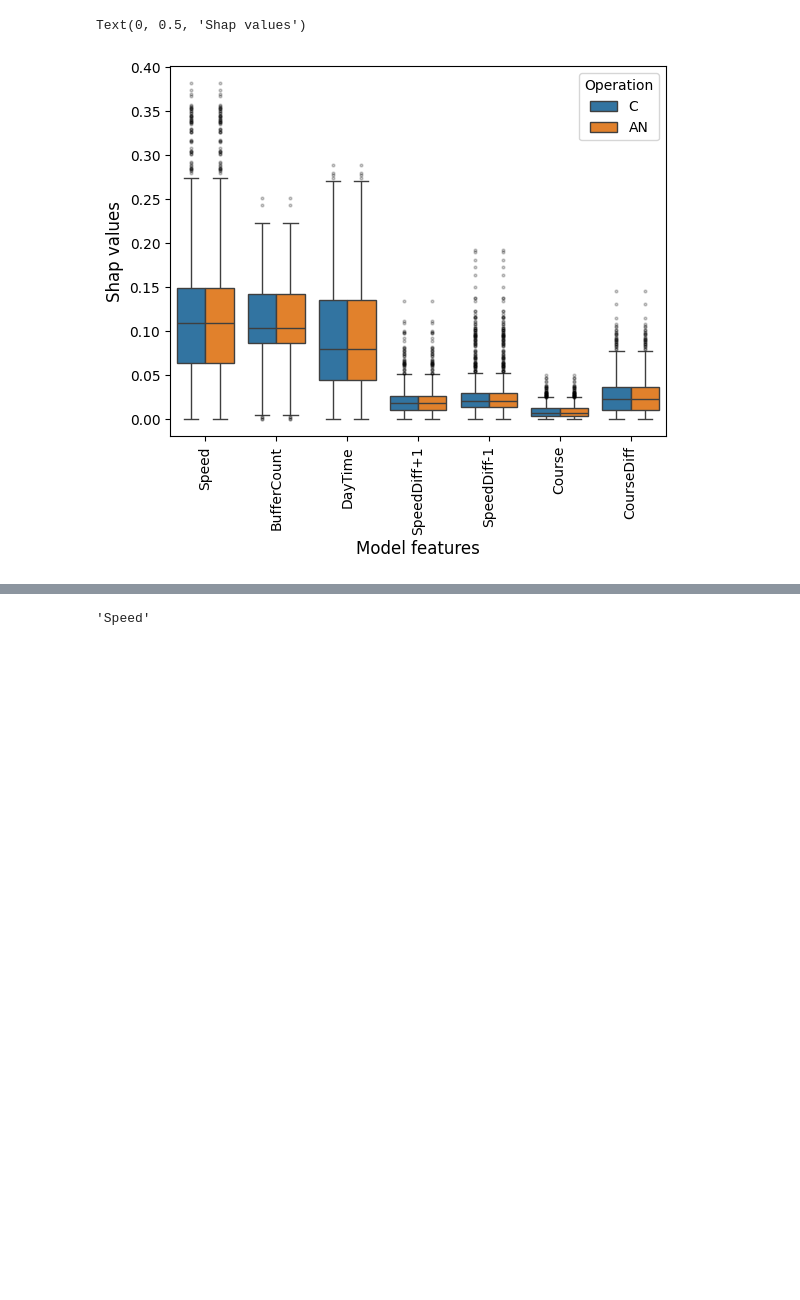
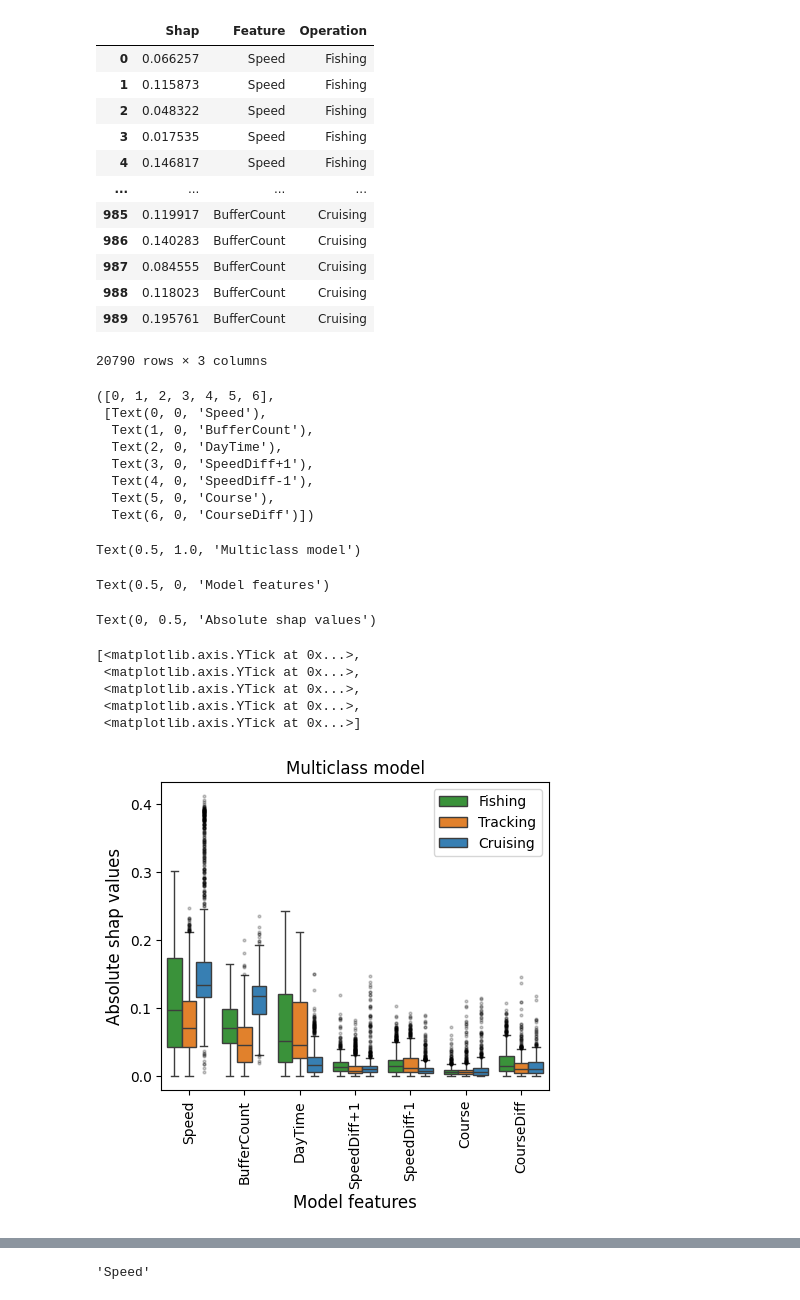
Before and after one commit to JSalaCoro/PurseSeine_RandomForest, a Jupyter notebook: 2_shapValues.ipynb, the cells around one changed output, grey strips where cells are left out. Cells and saved outputs as stored; diff of their text form; code cells hidden in the pictures; blank space fills up the shorter version.

Commit message:
plots

```diff
--- a/2_shapValues.ipynb
+++ b/2_shapValues.ipynb
@@ -10,7 +10,7 @@ InteractiveShell.ast_node_interactivity = "all"
 
 #CHOOSE THE MODEL EVALUATED
 modelRunning = 'binaryModel'
-#modelRunning = 'multiClassModel'
+modelRunning = 'multiClassModel'
 
 #1. Get fitted model
 MLmodel = joblib.load('results/' + modelRunning + '/fittedModel_' + modelRunning +'.pkl')
@@ -32,8 +32,12 @@ if modelRunning == 'multiClassModel':
                 columns=shap_values.feature_names)
     shap2df = pd.DataFrame(data=np.abs(shap_values.values[:,:,2]),
                 columns=shap_values.feature_names)
-    shapDfDict = {'C':shap1df,'A':shap0df,  'N':shap2df}
-    hue_order_plot = ['C', 'A', 'N'] #I define this variable here to reduce code afterwards
+    len(shap2df)
+    shap2df
+    shapDfDict = {'Fishing':shap1df,'Tracking':shap0df,  'Cruising':shap2df}
+    hue_order_plot = ['Fishing', 'Tracking', 'Cruising'] #I define this variable here to reduce code afterwards
+    colorDict = {'Cruising':'#2283C8', 'Tracking':'#ff7f0e', 'Fishing':'#2ca02c'}
+    title = 'Multiclass model'
 
 
 if modelRunning == 'binaryModel':
@@ -41,8 +45,10 @@ if modelRunning == 'binaryModel':
                 columns=shap_values.feature_names)
     shap1df = pd.DataFrame(data=np.abs(shap_values.values[:,:,1]),
                 columns=shap_values.feature_names)
-    shapDfDict = {'AN':shap0df, 'C':shap1df}
-    hue_order_plot = ['C', 'AN'] #I define this variable here to reduce code afterwards
+    shapDfDict = {'Tracking-Cruising':shap0df, 'Fishing':shap1df}
+    hue_order_plot = ['Fishing', 'Tracking-Cruising'] #I define this variable here to reduce code afterwards
+    colorDict = {'Fishing':'#2ca02c', 'Tracking-Cruising':'#C82937'}
+    title = 'Binary model'
 
 transposedShap = {}
 for shapDf in shapDfDict:
@@ -57,16 +63,21 @@ for shapDf in shapDfDict:
         df_dict[feature] = df
     transposedShap[shapDf] = pd.concat(df_dict.values())
 shapFinalDF = pd.concat(transposedShap.values())
-
+shapFinalDF
 #4. Boxplot
+fig, ax = plt.subplots(figsize=(5, 4))
 ax = sns.boxplot(data=shapFinalDF, x='Feature', y='Shap', hue='Operation',
             order=['Speed', 'BufferCount', 'DayTime', 'SpeedDiff+1', 'SpeedDiff-1',
                     'Course', 'CourseDiff'],
             hue_order=hue_order_plot,
+            palette = colorDict,
             flierprops = dict(markersize=2, alpha=0.2, markerfacecolor='black', markeredgecolor=None)
             )
 plt.xticks(rotation=90)
+plt.title(title)
 ax.set_xlabel("Model features",fontsize=12)
-ax.set_ylabel("Shap values",fontsize=12)
-plt.savefig('results/' + modelRunning + '/shapValues/shapBoxplot.png', bbox_inches='tight')
+ax.set_ylabel("Absolute shap values",fontsize=12)
+ax.set_yticks([0.0, 0.1, 0.2, 0.3, 0.4])
+ax.legend_.set_title(None)
+plt.savefig('results/' + modelRunning + '/shapValues/shapBoxplot.png', bbox_inches='tight', dpi=300)
 # %% [output]
@@ -82,2 +98,30 @@ Text(0.5, 0, 'Model features')
+|  | Shap | Feature | Operation |
+| 0 | 0.066257 | Speed | Fishing |
+| 1 | 0.115873 | Speed | Fishing |
+| 2 | 0.048322 | Speed | Fishing |
+| 3 | 0.017535 | Speed | Fishing |
+| 4 | 0.146817 | Speed | Fishing |
+| ... | ... | ... | ... |
+| 985 | 0.119917 | BufferCount | Cruising |
+| 986 | 0.140283 | BufferCount | Cruising |
+| 987 | 0.084555 | BufferCount | Cruising |
+| 988 | 0.118023 | BufferCount | Cruising |
+| 989 | 0.195761 | BufferCount | Cruising |
-Text(0, 0.5, 'Shap values')
+20790 rows × 3 columns
+([0, 1, 2, 3, 4, 5, 6],
+ [Text(0, 0, 'Speed'),
+  Text(1, 0, 'BufferCount'),
+  Text(2, 0, 'DayTime'),
+  Text(3, 0, 'SpeedDiff+1'),
+  Text(4, 0, 'SpeedDiff-1'),
+  Text(5, 0, 'Course'),
+  Text(6, 0, 'CourseDiff')])
+Text(0.5, 1.0, 'Multiclass model')
+Text(0.5, 0, 'Model features')
+Text(0, 0.5, 'Absolute shap values')
+[<matplotlib.axis.YTick at 0x...>,
+ <matplotlib.axis.YTick at 0x...>,
+ <matplotlib.axis.YTick at 0x...>,
+ <matplotlib.axis.YTick at 0x...>,
+ <matplotlib.axis.YTick at 0x...>]
-[figure, old version]
+[figure, new version]
```
Also changed, not shown: parts of 2 cells of this notebook, 6 other files.
